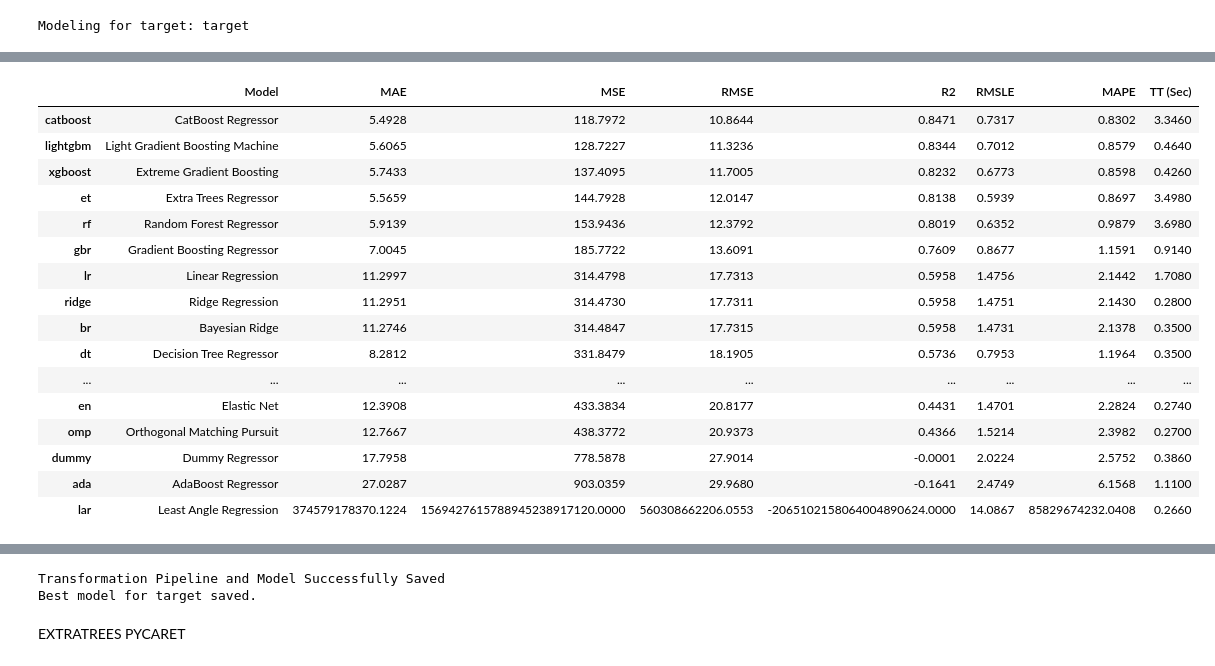
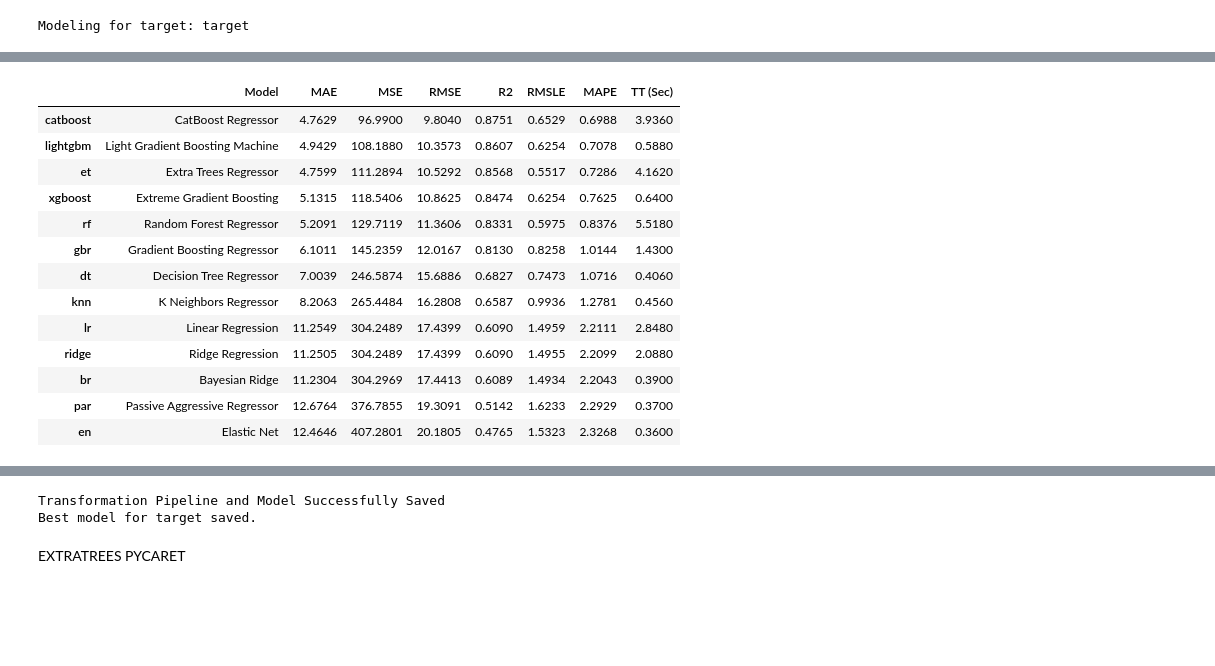
Before and after one commit to m-mango/bavarian-forest-visitor-monitoring-dssgx-24, a Jupyter notebook: long_format_data.ipynb, the cells around one changed output, grey strips where cells are left out. Cells and saved outputs as stored; diff of their text form; code cells hidden in the pictures; blank space fills up the shorter version.

Commit message:
update long_format_data.ipynb
Updated long format data with the latest df with new features.
Tried pycaret.compare() on a single region with promising results

```diff
--- a/long_format_data.ipynb
+++ b/long_format_data.ipynb
@@ -1,15 +16,4 @@
 # %%
-import pandas as pd
-import matplotlib.pyplot as plt
-import awswrangler as wr
-import boto3
-
-boto3.setup_default_session(profile_name='patricio_ferreira_fellow_dssgx_24')
-
-bucket = "dssgx-munich-2024-bavarian-forest"
-raw_data_folder = "raw-data"
-preprocessed_data_folder = "preprocessed_data"
-
 def load_csv_files_from_aws_s3(path: str, **kwargs) -> pd.DataFrame:
     """Loads individual or multiple CSV files from an AWS S3 bucket.
     Args:
@@ -21,7 +25,7 @@ def load_csv_files_from_aws_s3(path: str, **kwargs) -> pd.DataFrame:
     df = wr.s3.read_csv(path=path, **kwargs)
     return df
 df = load_csv_files_from_aws_s3(
-    path="s3://dssgx-munich-2024-bavarian-forest/preprocessed_data/joined_sensor_weather_visitorcenter_2016-2024.csv"
+    path="s3://dssgx-munich-2024-bavarian-forest/preprocessed_data/holidays_deltaweather_features_df.csv"
 )
 df.head()
 # %% [output]
@@ -108,7 +129,12 @@ def process_sensor_data(df):
         'Schulferien_Bayern', 'Schulferien_CZ', 'Feiertag_Bayern', 'Feiertag_CZ', 'HEH_geoeffnet',
         'HZW_geoeffnet', 'WGM_geoeffnet', 'Lusenschutzhaus_geoeffnet', 'Racheldiensthuette_geoeffnet',
         'Waldschmidthaus_geoeffnet', 'Falkensteinschutzhaus_geoeffnet', 'Schwellhaeusl_geoeffnet',
-        'Temperatur', 'Niederschlagsmenge', 'Schneehoehe', 'GS mit', 'GS max'
+        'Temperatur', 'Niederschlagsmenge', 'Schneehoehe', 'GS mit', 'GS max','Distance_to_Nearest_Holiday_Bayern',
+       'Distance_to_Nearest_Holiday_CZ', 'ZScore_Daily_Max_Temperature (°C)',
+       'ZScore_Daily_Max_Relative Humidity (%)',
+       'ZScore_Daily_Max_Precipitation (mm)',
+       'ZScore_Daily_Max_Wind Speed (km/h)',
+       'ZScore_Daily_Max_Sunshine Duration (min)'
     ]
 
     # Melt the DataFrame
@@ -157,6 +183,6 @@ df_long.head()
 # %%
 # add region column
-location_mapping = {
+region_mapping = {
     'Bayerisch Eisenstein': 'Falkenstein-Schwellhäusl',
     'Brechhäuslau': 'Falkenstein-Schwellhäusl',
     'Deffernik': 'Falkenstein-Schwellhäusl',
@@ -185,6 +211,4 @@ location_mapping = {
     'Sagwassersäge': 'Lusen-Mauth-Finsterau'
 }
 
-df_long['region'] = df_long['sensor'].map(location_mapping)
-
-df_long[['sensor', 'region']]
+df_long['region'] = df_long['sensor'].map(region_mapping)
@@ -213,7 +340,12 @@ other_features = ['hour','region', 'Time', 'IN', 'OUT']
 categorical_features = ['Tag', 'Monat', 'Jahr', 'Wochentag', 'Wochenende', 'Jahreszeit', 'Laubfärbung', 'Schulferien_Bayern',
                         'Schulferien_CZ', 'Feiertag_Bayern', 'Feiertag_CZ', 'HEH_geoeffnet', 'HZW_geoeffnet', 'WGM_geoeffnet',
                         'Lusenschutzhaus_geoeffnet', 'Racheldiensthuette_geoeffnet', 'Falkensteinschutzhaus_geoeffnet',
-                        'Schwellhaeusl_geoeffnet']
+                        'Schwellhaeusl_geoeffnet','Distance_to_Nearest_Holiday_Bayern',
+       'Distance_to_Nearest_Holiday_CZ', 'ZScore_Daily_Max_Temperature (°C)',
+       'ZScore_Daily_Max_Relative Humidity (%)',
+       'ZScore_Daily_Max_Precipitation (mm)',
+       'ZScore_Daily_Max_Wind Speed (km/h)',
+       'ZScore_Daily_Max_Sunshine Duration (min)']
 
 # Combine the lists into a single list and ensure uniqueness
 columns_to_keep = list(set(other_features + target_vars + numeric_features + categorical_features))
@@ -319,13 +451,18 @@ target = 'target'
 
 numeric_features = ['Temperature (°C)',
        'Relative Humidity (%)', 'Precipitation (mm)', 'Wind Speed (km/h)',
-       'Sunshine Duration (min)']
+       'Sunshine Duration (min)',
+       'ZScore_Daily_Max_Relative Humidity (%)',
+       'ZScore_Daily_Max_Precipitation (mm)',
+       'ZScore_Daily_Max_Wind Speed (km/h)',
+       'ZScore_Daily_Max_Sunshine Duration (min)']
 catgorical_features =['hour','Tag', 'Monat', 'Wochentag', 'Wochenende',
        'Jahreszeit', 'Laubfärbung', 'Feiertag_Bayern', 'Feiertag_CZ',
        'HEH_geoeffnet', 'HZW_geoeffnet', 'WGM_geoeffnet',
        'Lusenschutzhaus_geoeffnet', 'Racheldiensthuette_geoeffnet',
        'Falkensteinschutzhaus_geoeffnet', 'Schwellhaeusl_geoeffnet',
-       'Schulferien_Bayern', 'Schulferien_CZ', 'Jahr']
+       'Schulferien_Bayern', 'Schulferien_CZ', 'Jahr', 'Distance_to_Nearest_Holiday_Bayern',
+       'Distance_to_Nearest_Holiday_CZ', 'ZScore_Daily_Max_Temperature (°C)']
 
 for catfeature in catgorical_features:
     dfs['Falkenstein-Schwellhäusl_in_target'][catfeature] = dfs['Falkenstein-Schwellhäusl_in_target'][catfeature].astype(str)
@@ -334,50 +471,47 @@ for catfeature in catgorical_features:
 print(f"\nModeling for target: {target}\n")
 
 cols_for_modeling = [target] + numeric_features + catgorical_features
 
     # Initialize the PyCaret setup
 ts_setup = setup(
         data=dfs['Falkenstein-Schwellhäusl_in_target'][cols_for_modeling],
         target=target,
         train_size=0.9,
         session_id=26,  # For reproducibility
        # seasonal_period=24,  # Assumes daily seasonality for hourly data
        # fold_strategy='timeseries',  # Use time series cross-validation
         data_split_shuffle=True,
         fold=5,  # Number of folds in time series cross-validation
         #fh=24 * 14,  # Forecast horizon of 2 weeks (24 hours * 14 days)
         numeric_features=numeric_features,
         categorical_features=catgorical_features,
         verbose=False  # Suppress output for clarity
     )
 
     # Compare models and select the best one
-best_model = compare_models()
+best_model = compare_models(exclude=["lasso", "lar", "ada", "llar", "dummy", "omp", "huber"])
 
     # Save the best model
 save_model(best_model, f'best_model_{target}')
 
 print(f"Best model for {target} saved.\n")
 # %% [output]
 Modeling for target: target
 [interactive output not drawn]
 |  | Model | MAE | MSE | RMSE | R2 | RMSLE | MAPE | TT (Sec) |
-| catboost | CatBoost Regressor | 5.4928 | 118.7972 | 10.8644 | 0.8471 | 0.7317 | 0.8302 | 3.3460 |
-| lightgbm | Light Gradient Boosting Machine | 5.6065 | 128.7227 | 11.3236 | 0.8344 | 0.7012 | 0.8579 | 0.4640 |
-| xgboost | Extreme Gradient Boosting | 5.7433 | 137.4095 | 11.7005 | 0.8232 | 0.6773 | 0.8598 | 0.4260 |
-| et | Extra Trees Regressor | 5.5659 | 144.7928 | 12.0147 | 0.8138 | 0.5939 | 0.8697 | 3.4980 |
-| rf | Random Forest Regressor | 5.9139 | 153.9436 | 12.3792 | 0.8019 | 0.6352 | 0.9879 | 3.6980 |
-| gbr | Gradient Boosting Regressor | 7.0045 | 185.7722 | 13.6091 | 0.7609 | 0.8677 | 1.1591 | 0.9140 |
-| lr | Linear Regression | 11.2997 | 314.4798 | 17.7313 | 0.5958 | 1.4756 | 2.1442 | 1.7080 |
-| ridge | Ridge Regression | 11.2951 | 314.4730 | 17.7311 | 0.5958 | 1.4751 | 2.1430 | 0.2800 |
-| br | Bayesian Ridge | 11.2746 | 314.4847 | 17.7315 | 0.5958 | 1.4731 | 2.1378 | 0.3500 |
-| dt | Decision Tree Regressor | 8.2812 | 331.8479 | 18.1905 | 0.5736 | 0.7953 | 1.1964 | 0.3500 |
-| ... | ... | ... | ... | ... | ... | ... | ... | ... |
-| en | Elastic Net | 12.3908 | 433.3834 | 20.8177 | 0.4431 | 1.4701 | 2.2824 | 0.2740 |
-| omp | Orthogonal Matching Pursuit | 12.7667 | 438.3772 | 20.9373 | 0.4366 | 1.5214 | 2.3982 | 0.2700 |
-| dummy | Dummy Regressor | 17.7958 | 778.5878 | 27.9014 | -0.0001 | 2.0224 | 2.5752 | 0.3860 |
-| ada | AdaBoost Regressor | 27.0287 | 903.0359 | 29.9680 | -0.1641 | 2.4749 | 6.1568 | 1.1100 |
-| lar | Least Angle Regression | 374579178370.1224 | 1569427615788945238917120.0000 | 560308662206.0553 | -2065102158064004890624.0000 | 14.0867 | 85829674232.0408 | 0.2660 |
+| catboost | CatBoost Regressor | 4.7629 | 96.9900 | 9.8040 | 0.8751 | 0.6529 | 0.6988 | 3.9360 |
+| lightgbm | Light Gradient Boosting Machine | 4.9429 | 108.1880 | 10.3573 | 0.8607 | 0.6254 | 0.7078 | 0.5880 |
+| et | Extra Trees Regressor | 4.7599 | 111.2894 | 10.5292 | 0.8568 | 0.5517 | 0.7286 | 4.1620 |
+| xgboost | Extreme Gradient Boosting | 5.1315 | 118.5406 | 10.8625 | 0.8474 | 0.6254 | 0.7625 | 0.6400 |
+| rf | Random Forest Regressor | 5.2091 | 129.7119 | 11.3606 | 0.8331 | 0.5975 | 0.8376 | 5.5180 |
+| gbr | Gradient Boosting Regressor | 6.1011 | 145.2359 | 12.0167 | 0.8130 | 0.8258 | 1.0144 | 1.4300 |
+| dt | Decision Tree Regressor | 7.0039 | 246.5874 | 15.6886 | 0.6827 | 0.7473 | 1.0716 | 0.4060 |
+| knn | K Neighbors Regressor | 8.2063 | 265.4484 | 16.2808 | 0.6587 | 0.9936 | 1.2781 | 0.4560 |
+| lr | Linear Regression | 11.2549 | 304.2489 | 17.4399 | 0.6090 | 1.4959 | 2.2111 | 2.8480 |
+| ridge | Ridge Regression | 11.2505 | 304.2489 | 17.4399 | 0.6090 | 1.4955 | 2.2099 | 2.0880 |
+| br | Bayesian Ridge | 11.2304 | 304.2969 | 17.4413 | 0.6089 | 1.4934 | 2.2043 | 0.3900 |
+| par | Passive Aggressive Regressor | 12.6764 | 376.7855 | 19.3091 | 0.5142 | 1.6233 | 2.2929 | 0.3700 |
+| en | Elastic Net | 12.4646 | 407.2801 | 20.1805 | 0.4765 | 1.5323 | 2.3268 | 0.3600 |
 [interactive output not drawn]
 Transformation Pipeline and Model Successfully Saved
 Best model for target saved.
```
Also changed, not shown: parts of 23 cells of this notebook, 2 other files.
